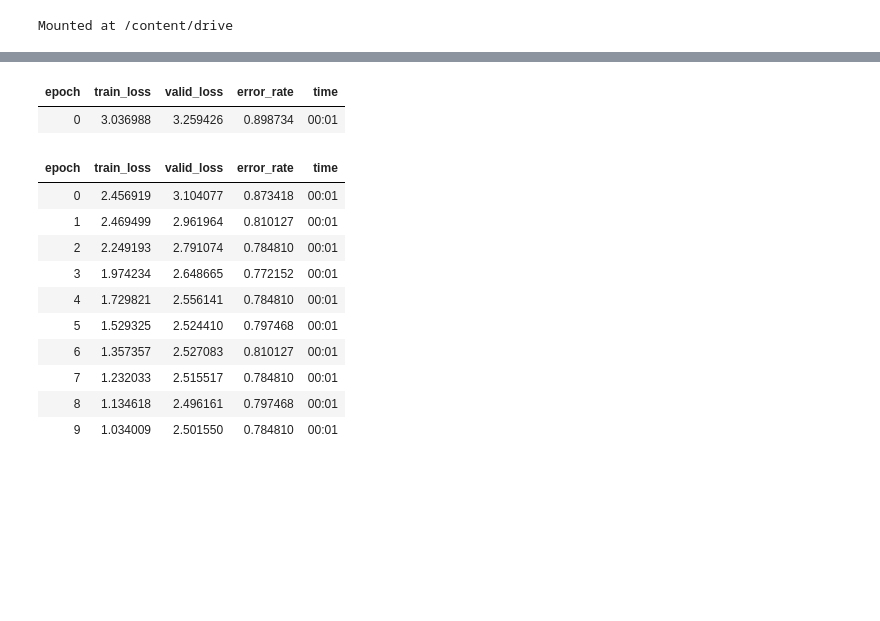
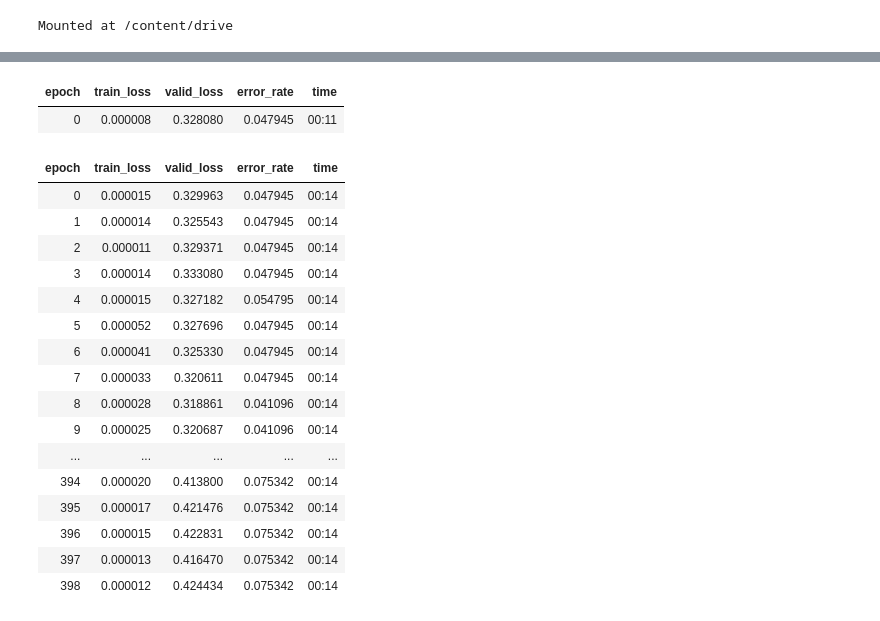
Before and after one commit to lhoegler16/Biersortenerkennung, a Jupyter notebook: Biersortenerkennung.ipynb, the cells around one changed output, grey strips where cells are left out. Drawn from its saved outputs; the diff is of its cells as text; code cells hidden in the pictures; blank space fills up the shorter version.

```diff
--- a/Biersortenerkennung.ipynb
+++ b/Biersortenerkennung.ipynb
@@ -44,7 +44,7 @@ beers = DataBlock(
     get_items=get_image_files,
     splitter=RandomSplitter(valid_pct=0.2, seed=42),
     get_y=parent_label,
-    item_tfms=Resize(128))
+    item_tfms=Resize(448))
 # %%
 beer_dataloader = beers.dataloaders(path)
 # %%
@@ -54,21 +54,27 @@ beer_dataloader.show_batch(max_n = 4, nrows= 1)
 # %%
-learner = cnn_learner(beer_dataloader,resnet18,metrics=error_rate)
+learner = cnn_learner(beer_dataloader,resnet34,metrics=error_rate)
 # %%
-learner.fine_tune(10)
+learner.fine_tune(500)
 # %% [output]
 | epoch | train_loss | valid_loss | error_rate | time |
-| 0 | 3.036988 | 3.259426 | 0.898734 | 00:01 |
+| 0 | 0.000008 | 0.328080 | 0.047945 | 00:11 |
 | epoch | train_loss | valid_loss | error_rate | time |
-| 0 | 2.456919 | 3.104077 | 0.873418 | 00:01 |
-| 1 | 2.469499 | 2.961964 | 0.810127 | 00:01 |
-| 2 | 2.249193 | 2.791074 | 0.784810 | 00:01 |
-| 3 | 1.974234 | 2.648665 | 0.772152 | 00:01 |
-| 4 | 1.729821 | 2.556141 | 0.784810 | 00:01 |
-| 5 | 1.529325 | 2.524410 | 0.797468 | 00:01 |
-| 6 | 1.357357 | 2.527083 | 0.810127 | 00:01 |
-| 7 | 1.232033 | 2.515517 | 0.784810 | 00:01 |
-| 8 | 1.134618 | 2.496161 | 0.797468 | 00:01 |
-| 9 | 1.034009 | 2.501550 | 0.784810 | 00:01 |
+| 0 | 0.000015 | 0.329963 | 0.047945 | 00:14 |
+| 1 | 0.000014 | 0.325543 | 0.047945 | 00:14 |
+| 2 | 0.000011 | 0.329371 | 0.047945 | 00:14 |
+| 3 | 0.000014 | 0.333080 | 0.047945 | 00:14 |
+| 4 | 0.000015 | 0.327182 | 0.054795 | 00:14 |
+| 5 | 0.000052 | 0.327696 | 0.047945 | 00:14 |
+| 6 | 0.000041 | 0.325330 | 0.047945 | 00:14 |
+| 7 | 0.000033 | 0.320611 | 0.047945 | 00:14 |
+| 8 | 0.000028 | 0.318861 | 0.041096 | 00:14 |
+| 9 | 0.000025 | 0.320687 | 0.041096 | 00:14 |
+| ... | ... | ... | ... | ... |
+| 394 | 0.000020 | 0.413800 | 0.075342 | 00:14 |
+| 395 | 0.000017 | 0.421476 | 0.075342 | 00:14 |
+| 396 | 0.000015 | 0.422831 | 0.075342 | 00:14 |
+| 397 | 0.000013 | 0.416470 | 0.075342 | 00:14 |
+| 398 | 0.000012 | 0.424434 | 0.075342 | 00:14 |
 # %%
 learner.export('biersorten_classifier.pkl')
 # %%
```
Also changed, not shown: parts of 3 cells of this notebook.
